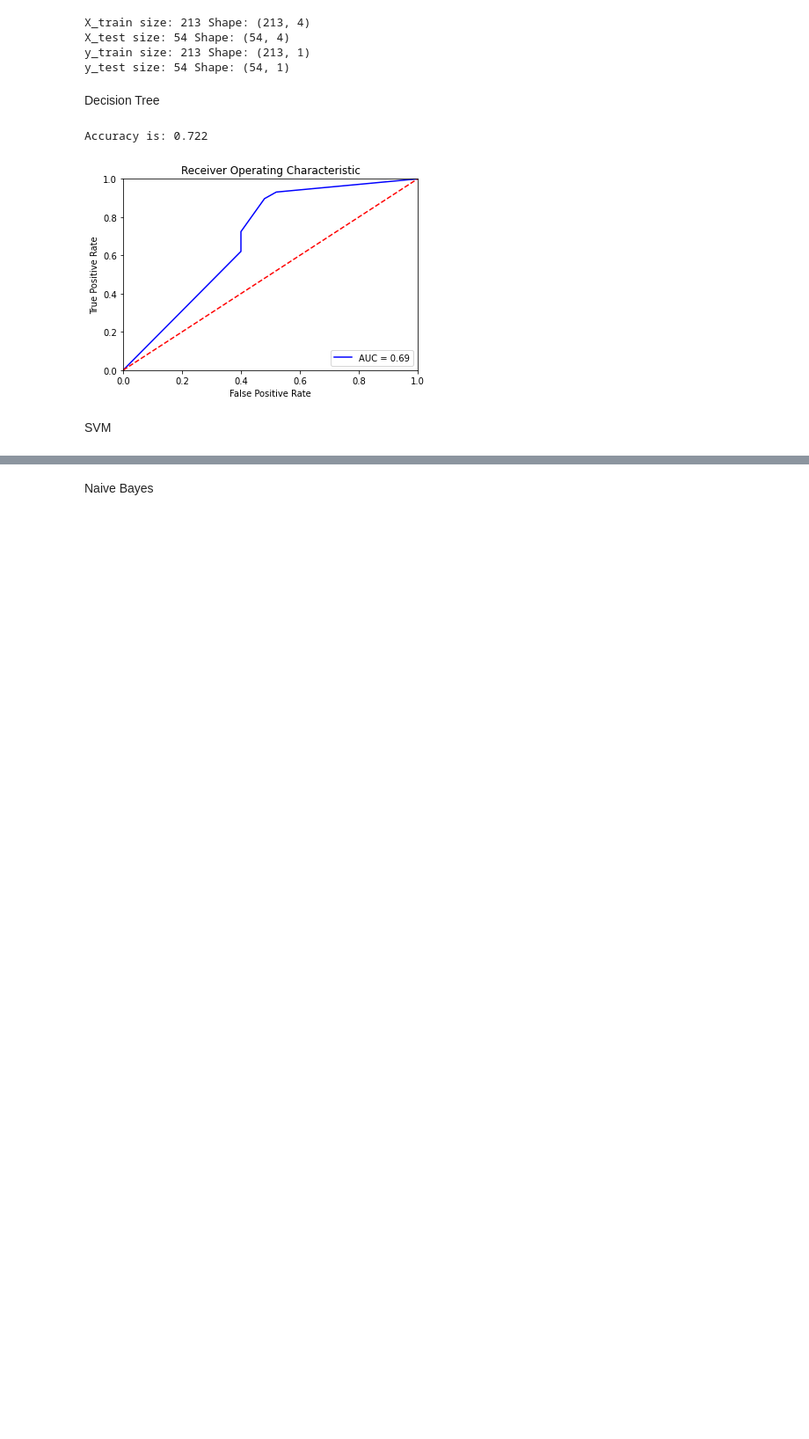
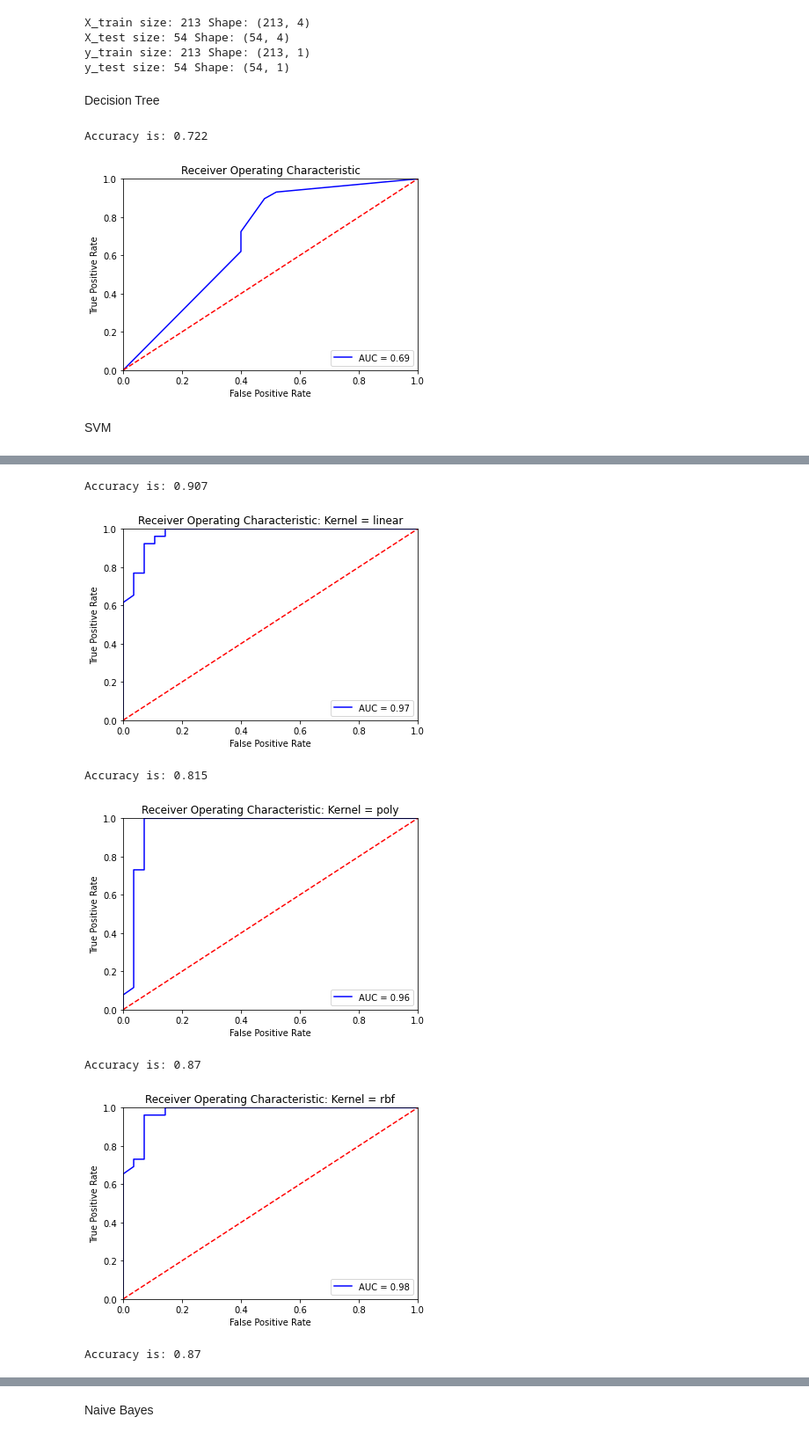
Before and after one commit to urmalhotra/Detection-of-Early-Onset-Dementia, a Jupyter notebook: Alzheimers.ipynb, the cells around one changed output, grey strips where cells are left out. Shown: that part at 88% size. Drawn from its saved outputs; the diff is of its cells as text; code cells hidden in the pictures; blank space fills up the shorter version.

```diff
--- a/Alzheimers.ipynb
+++ b/Alzheimers.ipynb
@@ -321,0 +323,29 @@ Accuracy is: 0.796
+# %%
+kernels = ['linear', 'poly', 'rbf', 'sigmoid']
+for i in range(len(kernels)):
+  clf = make_pipeline(StandardScaler(), SVC(gamma='auto', kernel = kernels[i], probability=True))
+  clf.fit(X_train, y_train)
+  y_pred = clf.predict(X_test)
+  probs = clf.predict_proba(X_test)
+  preds = probs[:,1]
+  fpr, tpr, threshold = metrics.roc_curve(y_test, preds)
+  roc_auc = metrics.auc(fpr, tpr)
+  acc = np.round(accuracy_score(y_test, y_pred), 3)
+  print("Accuracy is: " + str(acc))
+  plt.title('Receiver Operating Characteristic: Kernel = ' + kernels[i])
+  plt.plot(fpr, tpr, 'b', label = 'AUC = %0.2f' % roc_auc)
+  plt.legend(loc = 'lower right')
+  plt.plot([0, 1], [0, 1],'r--')
+  plt.xlim([0, 1])
+  plt.ylim([0, 1])
+  plt.ylabel('True Positive Rate')
+  plt.xlabel('False Positive Rate')
+  plt.show()
+# %% [output]
+Accuracy is: 0.907
+[figure, added]
+Accuracy is: 0.815
+[figure, added]
+Accuracy is: 0.87
+[figure, added]
+Accuracy is: 0.87
```
Also changed, not shown: parts of 10 cells of this notebook.
